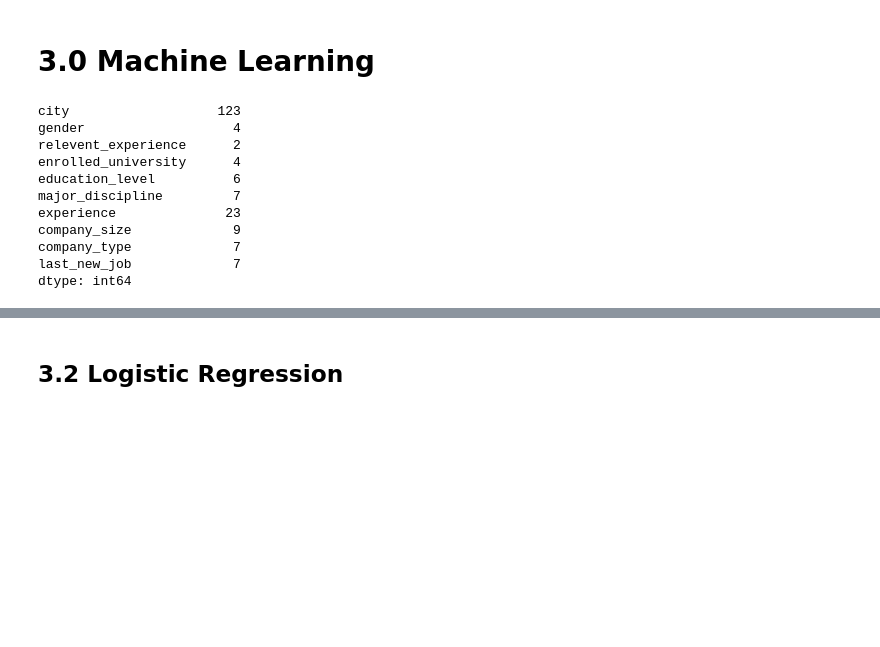
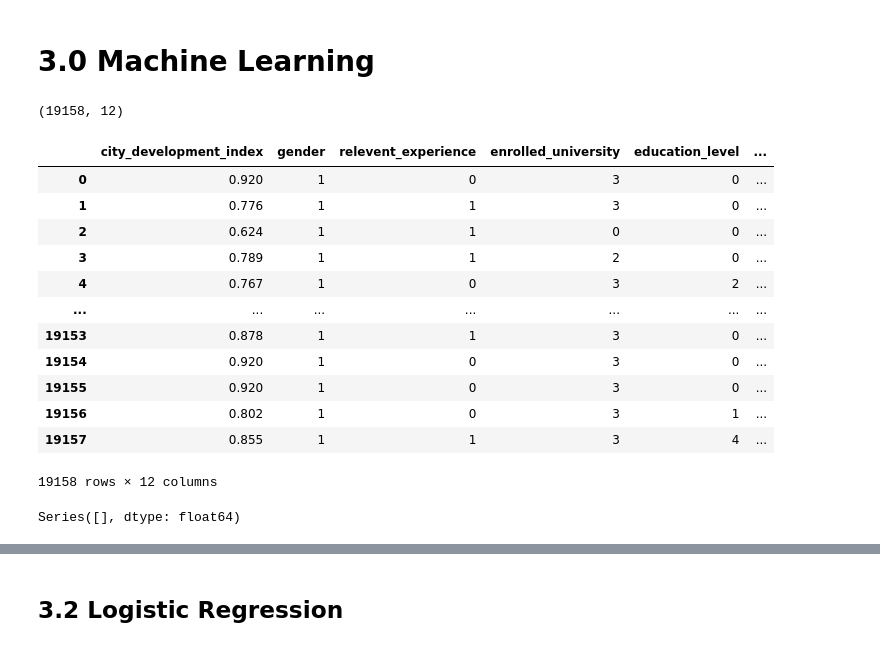
Before and after one commit to mermaidzhang/Job-Change-of-Data-Scientists, a Jupyter notebook: Segment2_code.ipynb, the cells around one changed output, grey strips where cells are left out. Saved outputs shown, nothing was run; the diff lists cells and outputs as text; code cells hidden in the pictures; blank space fills up the shorter version.

```diff
--- a/Segment2_code.ipynb
+++ b/Segment2_code.ipynb
@@ -240,6 +257,7 @@ Early Stage Startup     603
 NGO                     521
 Name: company_type, dtype: int64
 # %%
+#https://stackoverflow.com/questions/64485812/how-to-generate-random-categorical-data-from-existing-ones-to-fill-missing-value
 #import random
 #hrds_train_df['company_type'].applymap(lambda x: x if not np.isnan(x) else np.random.choice(random.choice(list(x.dropna(axis=0)))))
 def na_randomfill(series):
@@ -260,6 +278,8 @@ def na_randomfill(series):
 
 out = na_randomfill(hrds_train_df["company_type"])
 out_1 = na_randomfill(hrds_train_df["company_size"])
+out_2 = na_randomfill(hrds_train_df["gender"])
 #print(out)
 hrds_train_df["company_type"] = out
 hrds_train_df["company_size"] = out_1
+hrds_train_df["gender"] = out_2
@@ -456,16 +484,77 @@ plt.show()
 [figure]
 # %% [markdown]
 # 3.0 Machine Learning
+# %%
+hrd_train_df = hrds_train_df.drop("city", axis =1)
+hrd_train_df.shape
+# %% [output]
+(19158, 12)
 # %%
 ## 3.1 Coding & Scaling
+# %%
+# Fitting and encoding the columns with the LabelEncoder
+# Create the LabelEncoder instance
+le = LabelEncoder()
+
+# gender column
+le.fit(hrd_train_df["gender"])
+hrd_train_df["gender"] = le.transform(hrd_train_df["gender"])
+
+# Encoding relevent_experience column
+le.fit(hrd_train_df["relevent_experience"])
+hrd_train_df["relevent_experience"] = le.transform(hrd_train_df["relevent_experience"])
+
+# Encoding enrolled_university column
+le.fit(hrd_train_df["enrolled_university"])
+hrd_train_df["enrolled_university"] = le.transform(hrd_train_df["enrolled_university"])
+
+# Encoding education_level column
+le.fit(hrd_train_df["education_level"])
+hrd_train_df["education_level"] = le.transform(hrd_train_df["education_level"])
+
+# Encoding major_discipline column
+le.fit(hrd_train_df["major_discipline"])
+hrd_train_df["major_discipline"] = le.transform(hrd_train_df["major_discipline"])
+
+# Encoding experience column
+le.fit(hrd_train_df["experience"])
+hrd_train_df["experience"] = le.transform(hrd_train_df["experience"])
+
+# Encoding company_size column
+le.fit(hrd_train_df["company_size"])
+hrd_train_df["company_size"] = le.transform(hrd_train_df["company_size"])
+
+# Encoding company_type column
+le.fit(hrd_train_df["company_type"])
+hrd_train_df["company_type"] = le.transform(hrd_train_df["company_type"])
+
+# Encoding last_new_job column
+le.fit(hrd_train_df["last_new_job"])
+hrd_train_df["last_new_job"] = le.transform(hrd_train_df["last_new_job"])
+
+hrd_train_df
+# %% [output]
+|  | city_development_index | gender | relevent_experience | enrolled_university | education_level | ... |
+| 0 | 0.920 | 1 | 0 | 3 | 0 | ... |
+| 1 | 0.776 | 1 | 1 | 3 | 0 | ... |
+| 2 | 0.624 | 1 | 1 | 0 | 0 | ... |
+| 3 | 0.789 | 1 | 1 | 2 | 0 | ... |
+| 4 | 0.767 | 1 | 0 | 3 | 2 | ... |
+| ... | ... | ... | ... | ... | ... | ... |
+| 19153 | 0.878 | 1 | 1 | 3 | 0 | ... |
+| 19154 | 0.920 | 1 | 0 | 3 | 0 | ... |
+| 19155 | 0.920 | 1 | 0 | 3 | 0 | ... |
+| 19156 | 0.802 | 1 | 0 | 3 | 1 | ... |
+| 19157 | 0.855 | 1 | 1 | 3 | 4 | ... |
+19158 rows × 12 columns
 # %%
 
 # Generate our categorical variable list
-train_cat = hrds_train_df.dtypes[hrds_train_df.dtypes == "object"].index.tolist()
+train_cat = hrd_train_df.dtypes[hrd_train_df.dtypes == "object"].index.tolist()
 
 
 # Check the number of unique values in each column
-hrds_train_df[train_cat].nunique()
+hrd_train_df[train_cat].nunique()
 
 #encode the company type & size
 
@@ -473,14 +562,4 @@ hrds_train_df[train_cat].nunique()
 #RANDOM Selection of company type/ company size
 #unique values, random generator
 # %% [output]
-city                   123
-gender                   4
-relevent_experience      2
-enrolled_university      4
-education_level          6
-major_discipline         7
-experience              23
-company_size             9
-company_type             7
-last_new_job             7
-dtype: int64
+Series([], dtype: float64)
```
Also changed, not shown: parts of 17 cells of this notebook.
